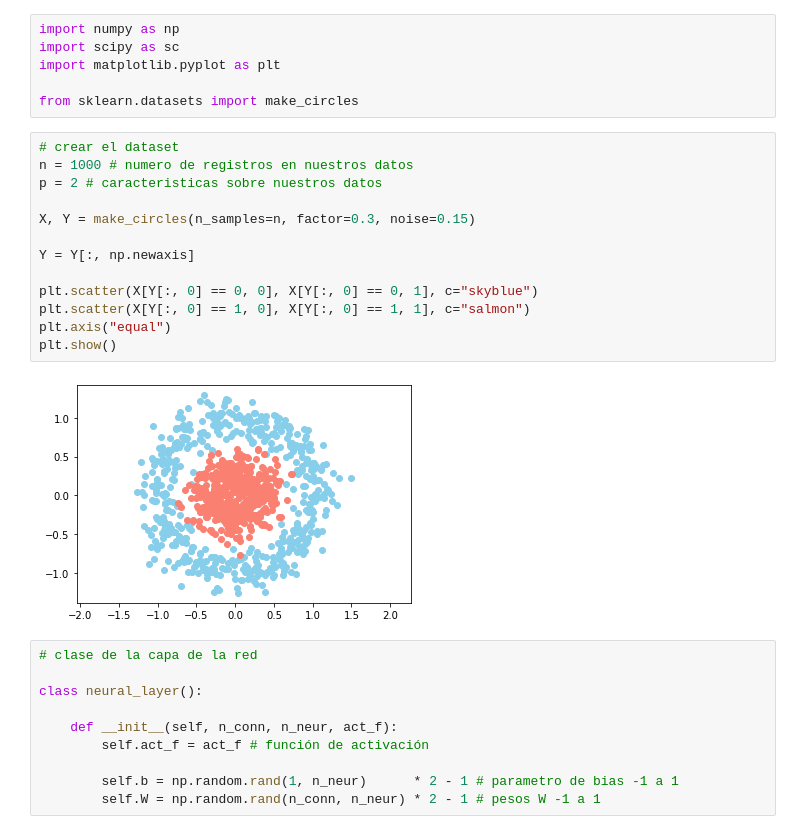
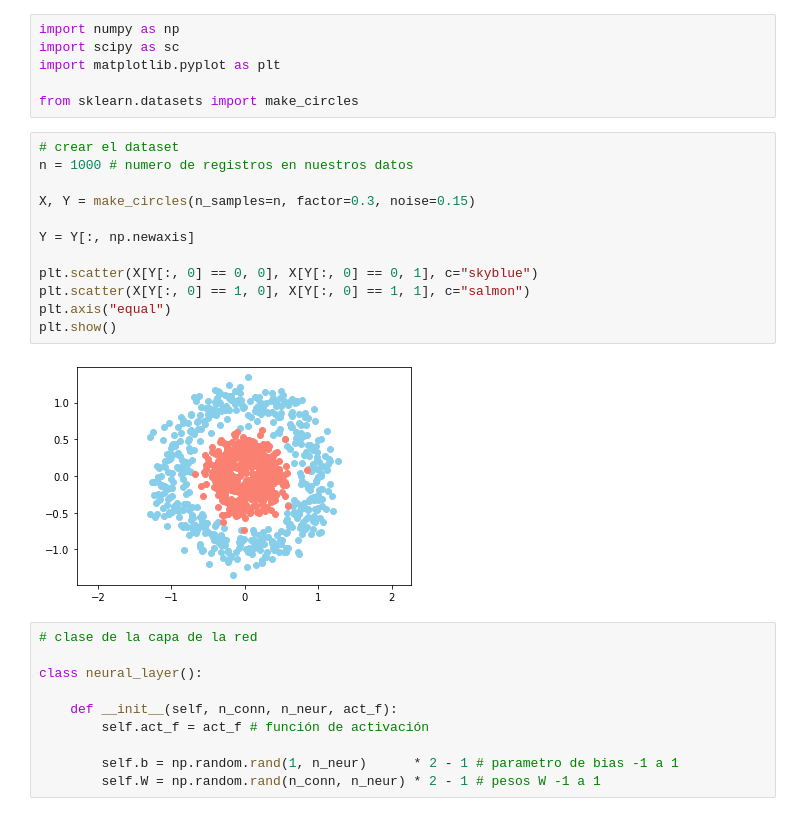
Before and after one commit to vchibilisco/ejemplos-IA, a Jupyter notebook: red_neuronal/make_circles_nn.ipynb, the cells around one changed output. Saved outputs shown, nothing was run; the diff lists cells and outputs as text.

```diff
--- a/red_neuronal/NN Dotcsv.ipynb
+++ b/red_neuronal/make_circles_nn.ipynb
@@ -7,18 +7,17 @@ from sklearn.datasets import make_circles
 # %%
 # crear el dataset
 n = 1000 # numero de registros en nuestros datos
-p = 2 # caracteristicas sobre nuestros datos
 
 X, Y = make_circles(n_samples=n, factor=0.3, noise=0.15)
 
 Y = Y[:, np.newaxis]
 
 plt.scatter(X[Y[:, 0] == 0, 0], X[Y[:, 0] == 0, 1], c="skyblue")
 plt.scatter(X[Y[:, 0] == 1, 0], X[Y[:, 0] == 1, 1], c="salmon")
 plt.axis("equal")
 plt.show()
 # %% [output]
-[figure, old version]
+[figure, new version]
 # %%
 # clase de la capa de la red
 
```
Also changed, not shown: parts of 1 cell of this notebook, 1 other file.
